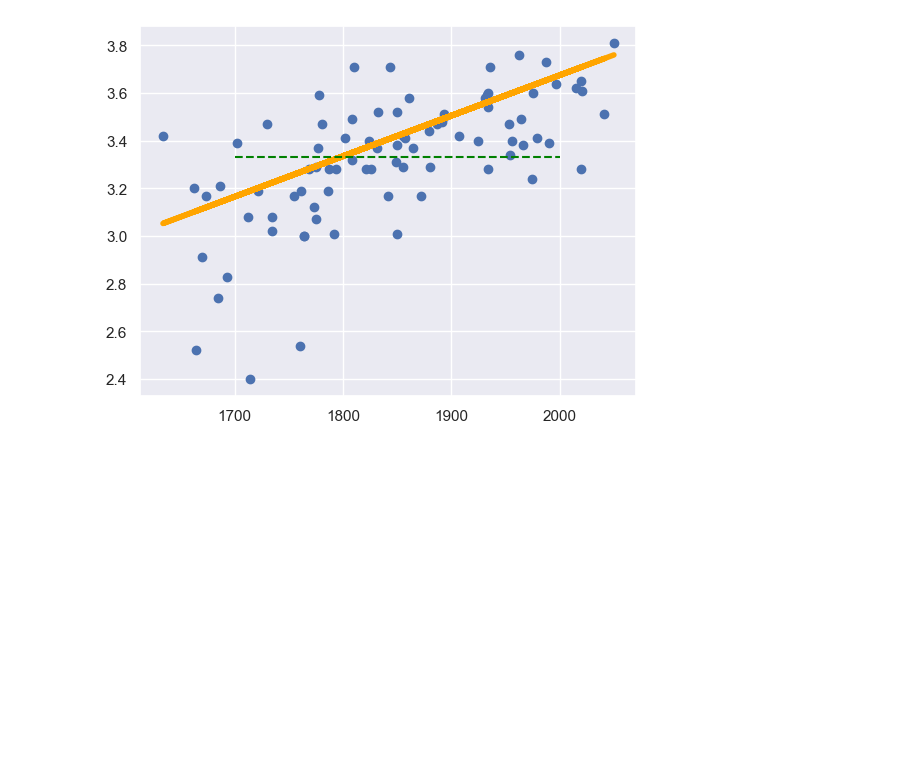
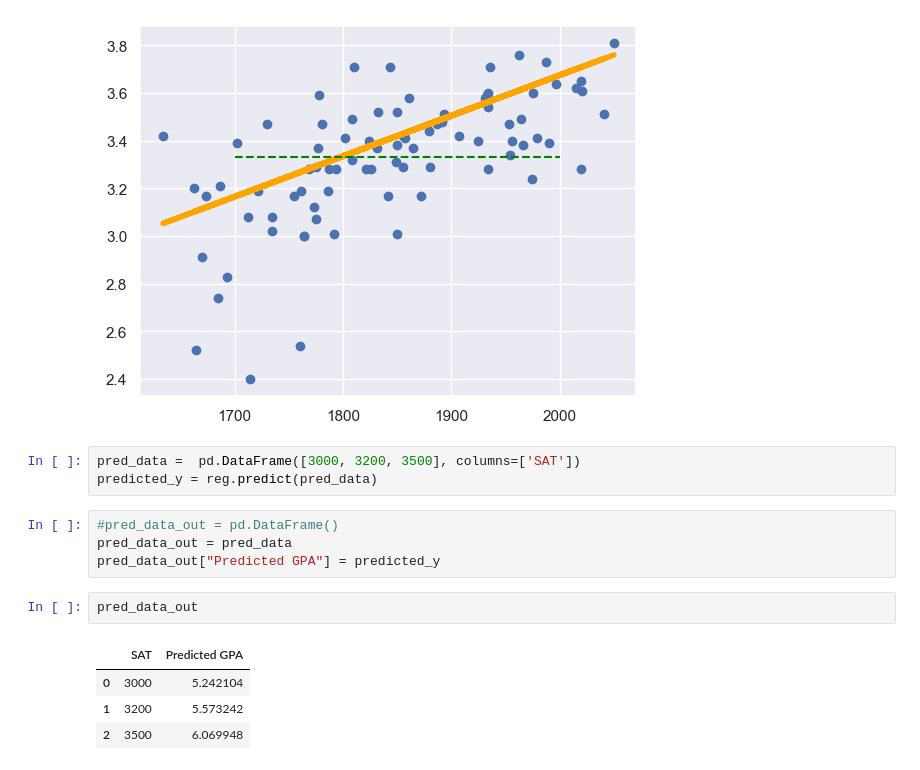
Before and after one commit to SanjayNarendran/pythonpoc02, a Jupyter notebook: linear02-Sk.ipynb, the cells around one changed output. Cells and saved outputs as stored; diff of their text form; blank space fills up the shorter version.

```diff
--- a/linear02-Sk.ipynb
+++ b/linear02-Sk.ipynb
@@ -68,3 +68,17 @@ plt.hlines(y=y.mean(),colors="Green", xmin=1700, xmax=2000, linestyles="--")
 plt.show()
 # %% [output]
 [figure]
+# %%
+pred_data =  pd.DataFrame([3000, 3200, 3500], columns=['SAT'])
+predicted_y = reg.predict(pred_data)
+# %%
+#pred_data_out = pd.DataFrame()
+pred_data_out = pred_data
+pred_data_out["Predicted GPA"] = predicted_y
+# %%
+pred_data_out
+# %% [output]
+|  | SAT | Predicted GPA |
+| 0 | 3000 | 5.242104 |
+| 1 | 3200 | 5.573242 |
+| 2 | 3500 | 6.069948 |
```
